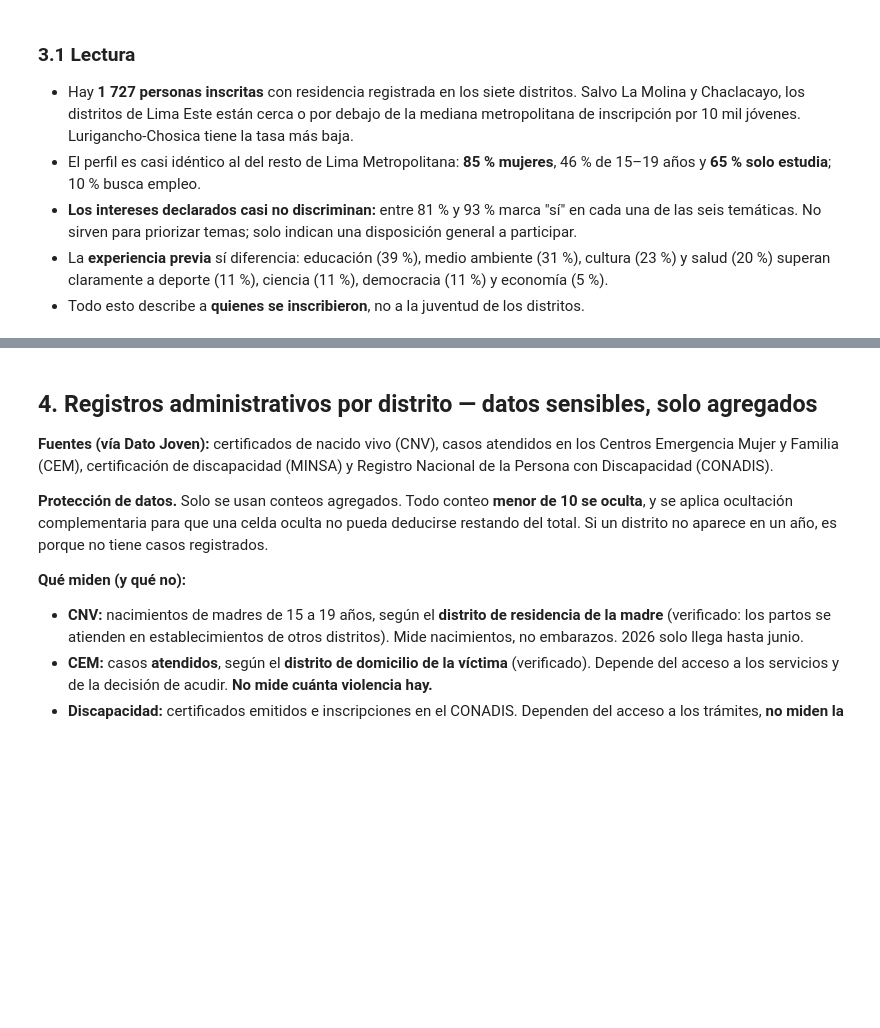
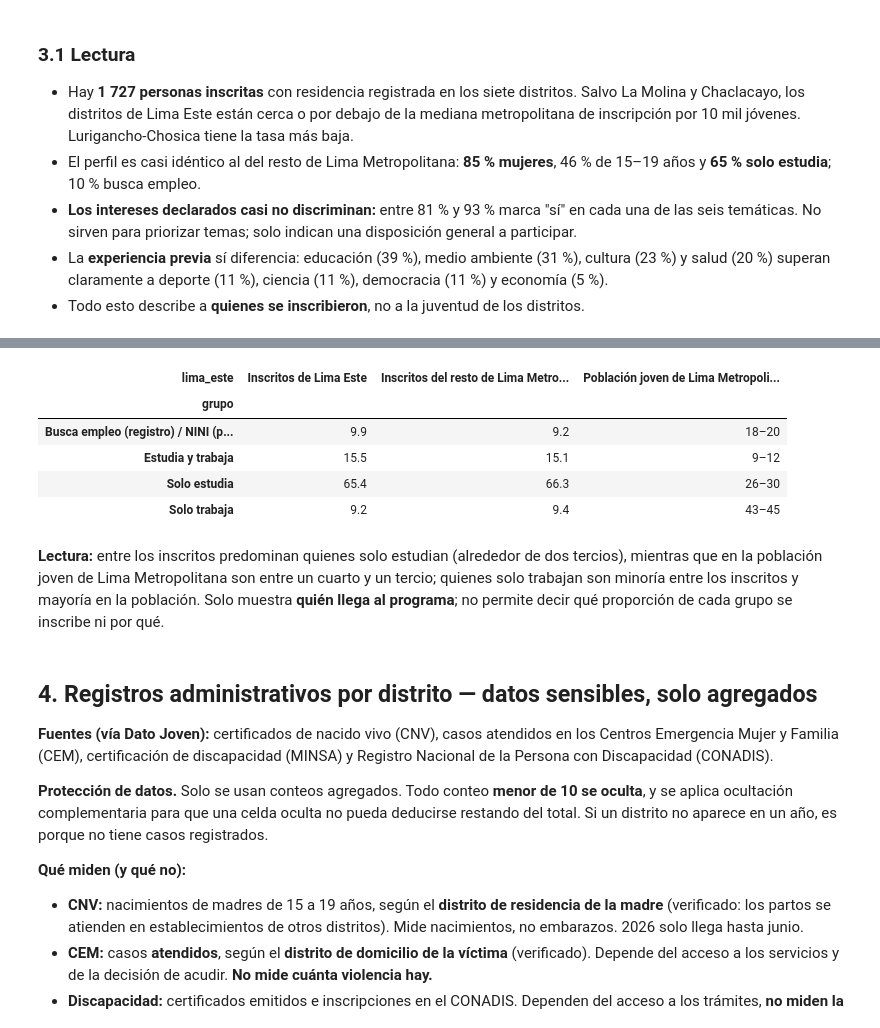
Before and after one commit to serugiran96/ORP-juventudLimaEste, a Jupyter notebook: proyectos/modelo-definicion-actividades/notebooks/01_capa1_diagnostico.ipynb, the cells around one changed output, grey strips where cells are left out. Cells and saved outputs as stored; diff of their text form; code cells hidden in the pictures; blank space fills up the shorter version.

```diff
--- a/proyectos/modelo-definicion-actividades/notebooks/01_capa1_diagnostico.ipynb
+++ b/proyectos/modelo-definicion-actividades/notebooks/01_capa1_diagnostico.ipynb
@@ -324,3 +337,31 @@ Experiencia previa de voluntariado por temática (% que marcó SÍ)
+# %%
+occ = vol[vol.variable == "OCUPACION"].copy()
+grupo_registro = {"ESTUDIA": "Solo estudia", "ESTUDIA Y TRABAJA": "Estudia y trabaja", "TRABAJA": "Solo trabaja",
+                  "TRABAJA SIN SALARIO": "Solo trabaja", "BUSCA EMPLEO": "Busca empleo (registro) / NINI (población)"}
+occ["grupo"] = occ.valor.map(grupo_registro)
+insc = occ.groupby(["grupo", occ.lima_este.map({True: "Inscritos de Lima Este", False: "Inscritos del resto de Lima Metropolitana"})]
+                   ).personas.sum().unstack()
+insc = 100 * insc / insc.sum()
+enc_act = pd.read_csv(P / "capa1_indicadores_encuestas.csv")
+act = enc_act[(enc_act.tablero == "Actividades que realizan los jóvenes") & (enc_act.nivel_geografico == "lima_metropolitana")
+              & (enc_act.desagregacion == "total") & enc_act.anio.between(2022, 2025)]
+grupo_pob = {"SOLO ESTUDIA": "Solo estudia", "TRABAJA Y ESTUDIA": "Estudia y trabaja", "SOLO TRABAJA": "Solo trabaja",
+             "NINI": "Busca empleo (registro) / NINI (población)"}
+pob = act.assign(grupo=act.indicador.map(grupo_pob)).groupby("grupo").valor.agg(["min", "max"])
+insc["Población joven de Lima Metropolitana 2022–2025 (Dato Joven)"] = [f"{a:.0f}–{b:.0f}" for a, b in pob.reindex(insc.index).to_numpy()]
+insc.round(1)
+# %% [output]
+| lima_este | Inscritos de Lima Este | Inscritos del resto de Lima Metro... | Población joven de Lima Metropoli... |
+| grupo |  |  |  |
+| Busca empleo (registro) / NINI (p... | 9.9 | 9.2 | 18–20 |
+| Estudia y trabaja | 15.5 | 15.1 | 9–12 |
+| Solo estudia | 65.4 | 66.3 | 26–30 |
+| Solo trabaja | 9.2 | 9.4 | 43–45 |
+# %% [markdown]
+**Lectura:** entre los inscritos predominan quienes solo estudian (alrededor de dos tercios), mientras que en la
+población joven de Lima Metropolitana son entre un cuarto y un tercio; quienes solo trabajan son minoría entre los
+inscritos y mayoría en la población. Solo muestra **quién llega al programa**; no permite decir qué proporción de
+cada grupo se inscribe ni por qué.
 # %% [markdown]
 ## 4. Registros administrativos por distrito — datos sensibles, solo agregados
 
```
Also changed, not shown: parts of 1 cell of this notebook, 1 other file.
